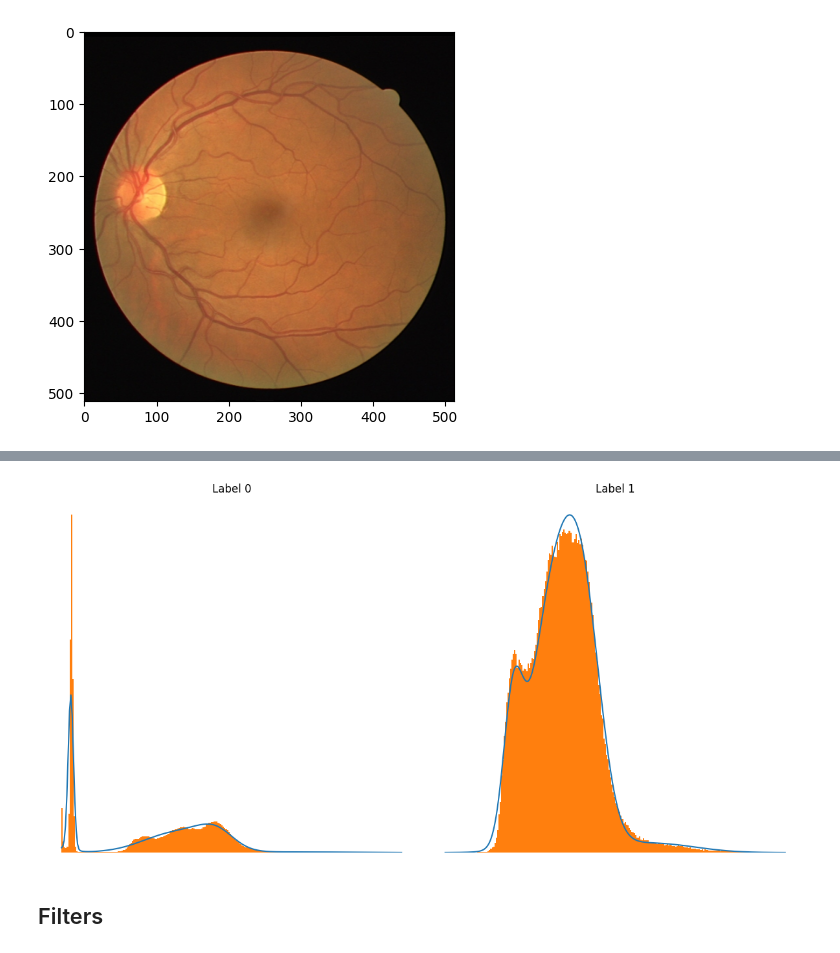
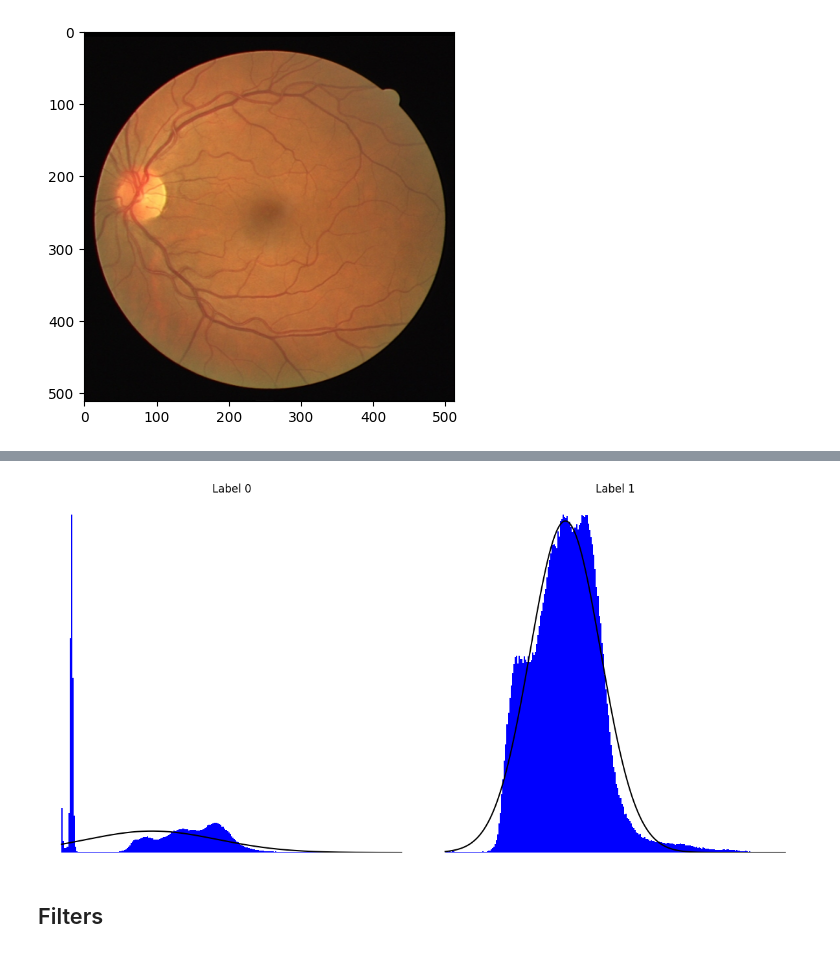
Before and after one commit to IAntoineV/GDA, a Jupyter notebook: eye_vessel_segmentation.ipynb, the cells around one changed output, grey strips where cells are left out. Saved outputs shown, nothing was run; the diff lists cells and outputs as text; code cells hidden in the pictures.

```diff
--- a/eye_vessel_segmentation.ipynb
+++ b/eye_vessel_segmentation.ipynb
@@ -47,3 +49,3 @@ def load_retina_data(path):
     return x_train,y_train,x_test,y_test
 # %%
-x_train_img,y_train_img,x_test_img,y_test_img = load_retina_data(os.path.join(path,"Data"))
+x_train_img,y_train_img,x_test_img,y_test_img = load_retina_data(os.path.join(path,"Data"), nb_img=80)
@@ -69,10 +74,11 @@ def balanced_data(x_train_img, y_train_img, x_test_img, y_test_img, nb_channel=3
         return x_new[index_shuffle], y_new[index_shuffle]
 
     x_train_balanced, y_train_balanced = get_balanced_dataset(x_train_pixelled,y_train_pixelled)
+    x_test_balanced, y_test_balanced = get_balanced_dataset(x_test_pixelled,y_test_pixelled)
     print(x_train_pixelled.shape, y_train_pixelled.shape)
     print(x_train_balanced.shape, y_train_balanced.shape)
     print(y_train_balanced.mean())
-    return x_train_balanced, y_train_balanced, x_train_pixelled, x_test_pixelled, y_train_pixelled, y_test_pixelled
+    return x_train_balanced, y_train_balanced, x_train_pixelled, x_test_balanced, y_train_pixelled, y_test_balanced
 
 x_train_balanced, y_train_balanced, x_train_pixelled, x_test_pixelled, y_train_pixelled, y_test_pixelled = balanced_data(x_train_img, y_train_img, x_test_img, y_test_img)
 # %% [output]
@@ -81,6 +87,6 @@ x_train_balanced, y_train_balanced, x_train_pixelled, x_test_pixelled, y_train_p
 0.5
 # %%
-nb_data_train = int(1e4)
+nb_data_train = int(1e6)
 nb_data_test = int(1e4)
 x_train,x_test = x_train_balanced[:nb_data_train], x_test_pixelled[np.random.permutation(x_test_pixelled.shape[0])[:nb_data_test]]
 y_train, y_test = y_train_balanced[:nb_data_train], y_test_pixelled[np.random.permutation(y_test_pixelled.shape[0])[:nb_data_test]]
@@ -91,6 +97,5 @@ plt.show()
 # %%
-from GDA import GDA
+from GDA import GDA,GDASklearn
 
 
-model = GDA(10)
-model.fit(x_train, y_train)
+model = GDASklearn(1)
@@ -164,37 +171,37 @@ import scipy
 def marginal_density(gmm_means, gmm_covs, gmm_probs, dim_to_keep, points):
     """
     Compute the marginal density of the GMM
     """
     density_values = np.zeros(len(points))
 
     for mean, cov, prob in zip(gmm_means, gmm_covs, gmm_probs):
         mean_marginal = mean[dim_to_keep]
         cov_marginal = cov[np.ix_(dim_to_keep, dim_to_keep)]
 
         marginal_gaussian = scipy.stats.multivariate_normal(mean=mean_marginal, cov=cov_marginal)
 
         # Compute the density for each component
         density_values += prob * marginal_gaussian.pdf(points)
 
     return density_values
-t = np.linspace(0,1,255)
+t = np.linspace(0,1,512)
 
 plt.figure(figsize=(12, 6))
 channel_index = 1
 nb_plots = len(model.gmms)
 for i,(y_val,gmm) in enumerate(model.gmms.items()):
     plt.subplot(1, nb_plots, i+1)
     density = marginal_density(gmm.means_, gmm.covariances_, gmm.weights_, [channel_index], t)
-    plt.plot(t,density)
-    plt.hist(x_train_balanced[y_train_balanced==y_val,channel_index], bins=255, density=True)
+    plt.plot(t,density,color="black")
+    plt.hist(x_train_balanced[y_train_balanced==y_val,channel_index], bins=255, density=True, color="blue")
     plt.title(f"Label {y_val}")
     plt.axis("off")
 
 
 plt.tight_layout()
 plt.show()
 # %% [output]
-[figure, old version]
+[figure, new version]
 # %% [markdown]
 ## Filters
 # %%
```
Also changed, not shown: parts of 12 cells of this notebook, 1 other file.
